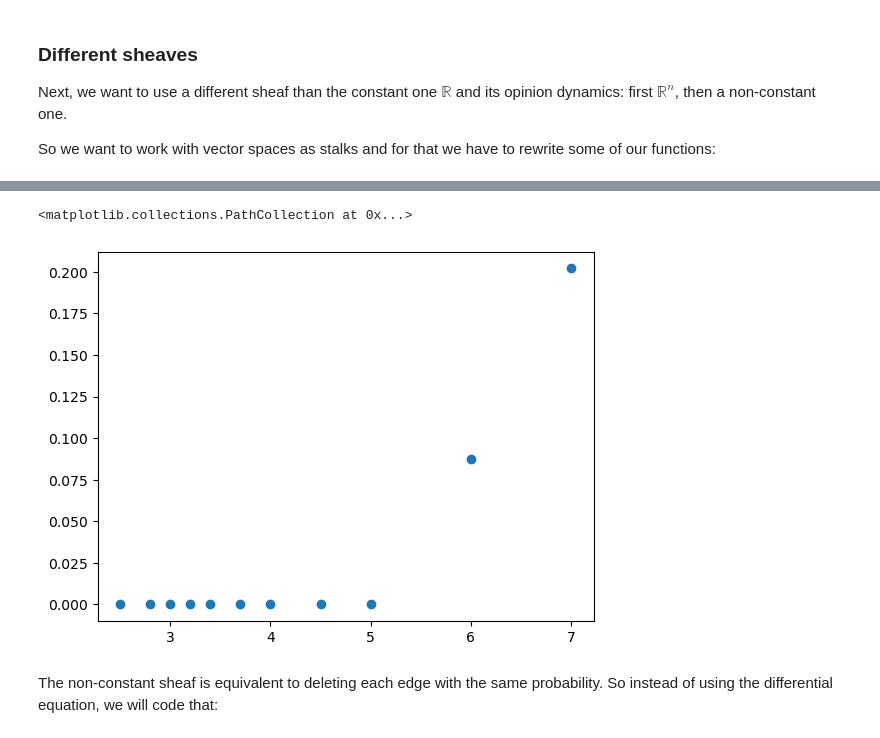
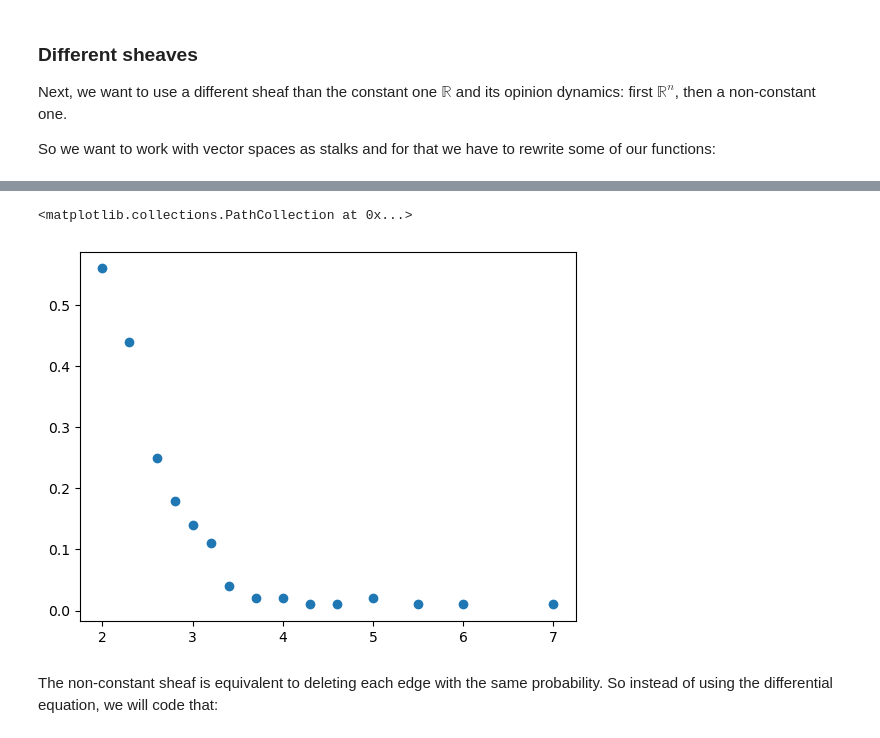
Before and after one commit to ArneWolf/Bd_confidence_communities, a Jupyter notebook: Main.ipynb, the cells around one changed output, grey strips where cells are left out. Saved outputs shown, nothing was run; the diff lists cells and outputs as text; code cells hidden in the pictures.

```diff
--- a/Main.ipynb
+++ b/Main.ipynb
@@ -79,7 +79,7 @@ def abl(t,arr):
     inc=nx.incidence_matrix(G,oriented=True).toarray()
     v=[]
     for k in nx.edges(G):
-        v=np.append(v,[phi4(abs(arr[k[0]]-arr[k[1]]))])
+        v=np.append(v,[phi(abs(arr[k[0]]-arr[k[1]]))])
     return -np.dot(np.matmul(np.matmul(inc,np.diag(v)),np.transpose(inc)),arr)
 # %%
 def test(lsg):
@@ -290,7 +290,7 @@ Bei $3.5$ gibt es Dopplung, dann ist aber das alles in eins das Wahrscheinlichst
 n=1000
 G=nx.karate_club_graph()
 data=basicalg(n,2.5,G)
-for r in [3,3.4,3.7,4,4.3,4.6,5,5.5,6,7,8,9]:
+for r in [2.8,3,3.2,3.4,3.6,3.8,4,4.5,5,5.5,6,7,8]:
     data=np.vstack([data,basicalg(n,r,G)])
     print(r,'done')
 data
@@ -435,11 +436,11 @@ def vecalg(N,G,r,n):
     out=[r,np.max(res[:,1])/N,modularity(res[np.argmax(res[:,1]),0],G),mean(num),stdev(num),mean(mod),stdev(mod),len(res[:,1]),res[np.argmax(res[:,1]),0],restarts]
     return out
 # %%
-N=1000
-n=5
+N=100
+n=10
 G=nx.karate_club_graph()
-data=vecalg(N,G,2.5,n)
-for r in [2.8,3,3.2,3.4,3.7,4,4.3,4.7,5,5.5,6,7,8,9]:
+data=vecalg(N,G,2,n)
+for r in [2.3,2.6,2.8,3,3.2,3.4,3.7,4,4.3,4.6,5,5.5,6]:
     data=np.vstack([data,vecalg(N,G,r,n)])
     print(r,'done')
 data
@@ -448,8 +479,8 @@ NameError: name 'vecalg' is not defined
 # %%
-plt.scatter(data[:,0],data[:,2])
+plt.scatter(data[:,0],data[:,1])
 # %% [output]
 <matplotlib.collections.PathCollection at 0x...>
-[figure, old version]
+[figure, new version]
 # %% [markdown]
 The non-constant sheaf is equivalent to deleting each edge with the same probability. So instead of using the differential equation, we will code that:
 # %%
```
Also changed, not shown: parts of 4 cells of this notebook.
